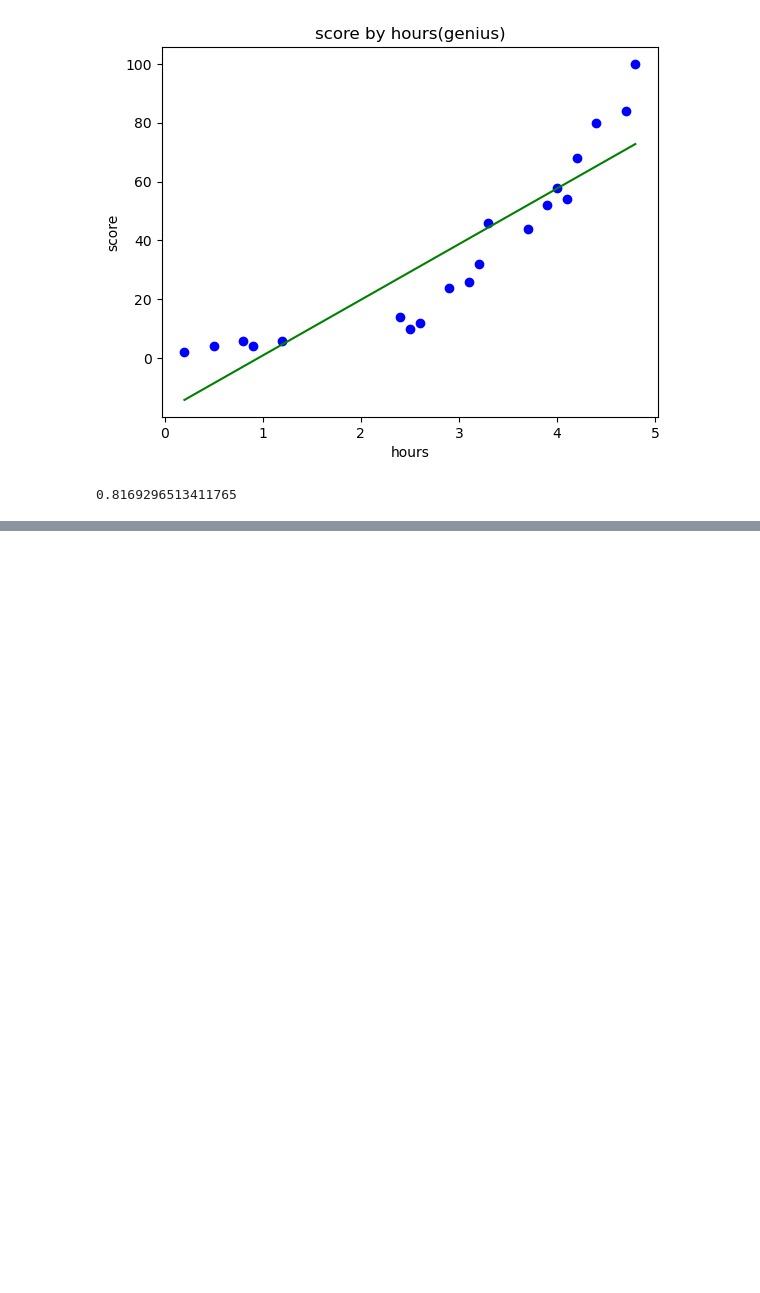
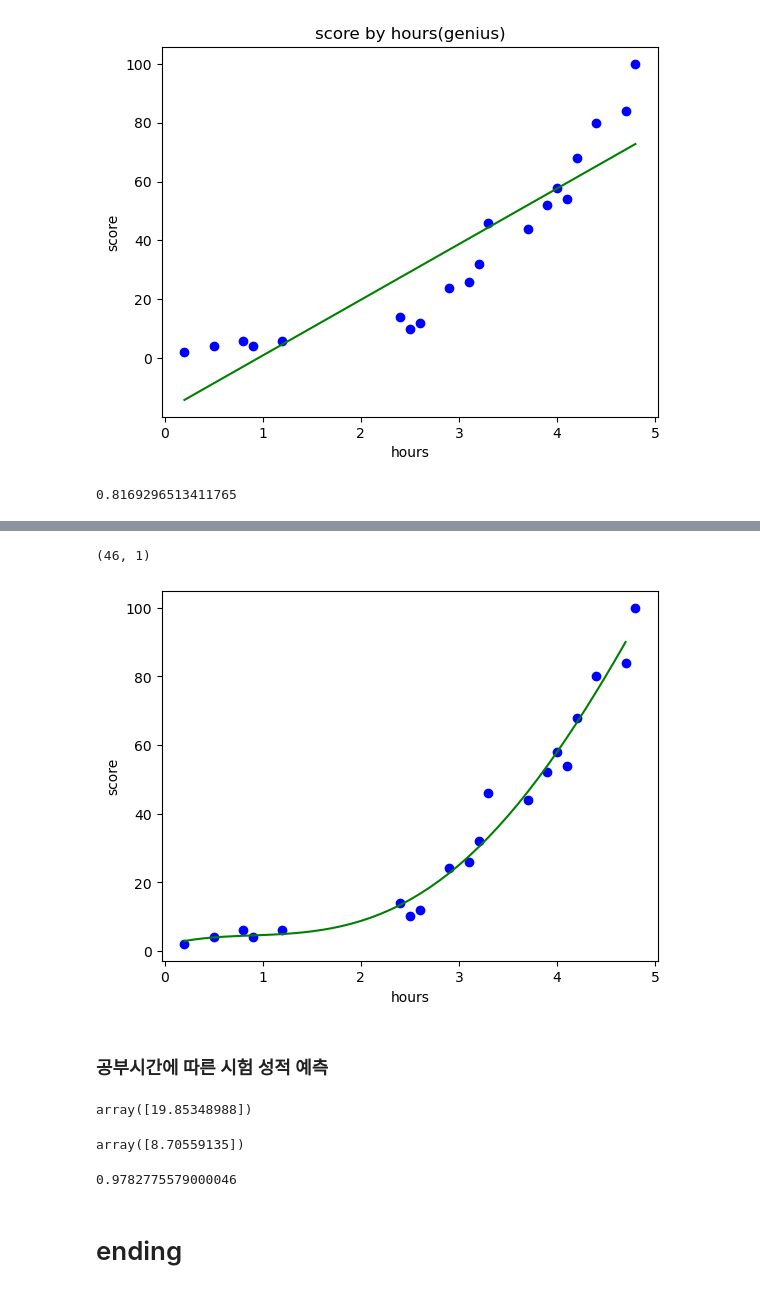
Before and after one commit to citobs/RMS, a Jupyter notebook: ScikitLearn/03-2 Polynoimialregression.ipynb, the cells around one changed output, grey strips where cells are left out. Cells and saved outputs as stored; diff of their text form; code cells hidden in the pictures; blank space fills up the shorter version.

```diff
--- a/ScikitLearn/03-2 Polynoimialregression.ipynb
+++ b/ScikitLearn/03-2 Polynoimialregression.ipynb
@@ -37,0 +75,34 @@ reg.score(X,y)
+# %%
+X_range.shape
+
+#형변환(reshape(row갯수,column갯수))
+X_range = X_range.reshape(-1,1) #row개수 자동계산, 컬럼개수는 1개
+X_range.shape
+# %% [output]
+(46, 1)
+# %%
+plt.scatter(X,y, color='blue')
+plt.plot(X_range,lin_reg.predict(poly_reg.fit_transform(X_range)),
+         color='green')
+plt.xlabel('hours')
+plt.ylabel('score')
+plt.show()
+# %% [output]
+[figure, added]
+# %% [markdown]
+### 공부시간에 따른 시험 성적 예측
+# %%
+reg.predict([[2]]) #2시간을 공부했을떄 점수 예측
+# %% [output]
+array([19.85348988])
+# %%
+#2시간을 공부했을 때 선형 회귀 모델의 예측
+lin_reg.predict(poly_reg.fit_transform([[2]]))
+# %% [output]
+array([8.70559135])
+# %%
+lin_reg.score(X_poly,y)
+# %% [output]
+0.9782775579000046
+# %% [markdown]
+# ending
```
Also changed, not shown: parts of 7 cells of this notebook.
